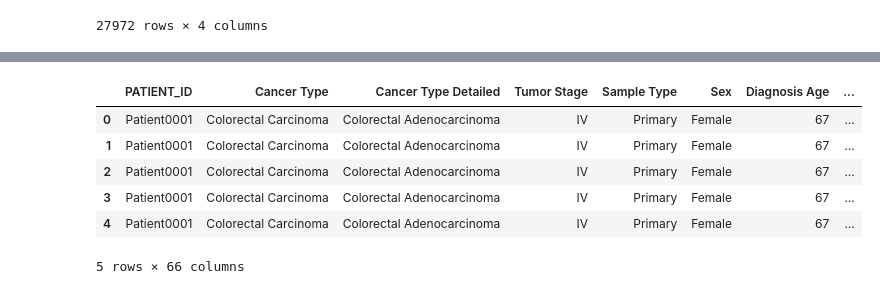
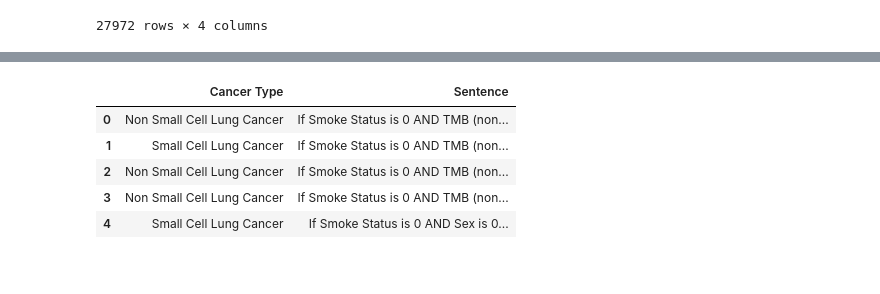
Before and after one commit to Taneun/OncoHypothesis-LLM-Ranker, a Jupyter notebook: pan_cancer/tal_data_preprocessing_new.ipynb, the cells around one changed output, grey strips where cells are left out. Drawn from its saved outputs; the diff is of its cells as text; code cells hidden in the pictures.

```diff
--- a/pan_cancer/tal_data_preprocessing_new.ipynb
+++ b/pan_cancer/tal_data_preprocessing_new.ipynb
@@ -531,12 +476,11 @@ lifts = compute_all_lifts(data_for_lift, cancer_probabilities, feature_combinati
 # %%
-data_for_rules = pd.read_csv('data_for_rules.csv')
+data_dt = pd.read_csv('decision_tree_sentences.csv')
 # %%
-data_for_rules.head()
+data_dt.head()
 # %% [output]
-|  | PATIENT_ID | Cancer Type | Cancer Type Detailed | Tumor Stage | Sample Type | Sex | Diagnosis Age | ... |
-| 0 | Patient0001 | Colorectal Carcinoma | Colorectal Adenocarcinoma | IV | Primary | Female | 67 | ... |
-| 1 | Patient0001 | Colorectal Carcinoma | Colorectal Adenocarcinoma | IV | Primary | Female | 67 | ... |
-| 2 | Patient0001 | Colorectal Carcinoma | Colorectal Adenocarcinoma | IV | Primary | Female | 67 | ... |
-| 3 | Patient0001 | Colorectal Carcinoma | Colorectal Adenocarcinoma | IV | Primary | Female | 67 | ... |
-| 4 | Patient0001 | Colorectal Carcinoma | Colorectal Adenocarcinoma | IV | Primary | Female | 67 | ... |
+|  | Cancer Type | Sentence |
+| 0 | Non Small Cell Lung Cancer | If Smoke Status is 0 AND TMB (non... |
+| 1 | Small Cell Lung Cancer | If Smoke Status is 0 AND TMB (non... |
+| 2 | Non Small Cell Lung Cancer | If Smoke Status is 0 AND TMB (non... |
+| 3 | Non Small Cell Lung Cancer | If Smoke Status is 0 AND TMB (non... |
+| 4 | Small Cell Lung Cancer | If Smoke Status is 0 AND Sex is 0... |
-5 rows × 66 columns
```
Also changed, not shown: parts of 6 cells of this notebook, 1 other file.
